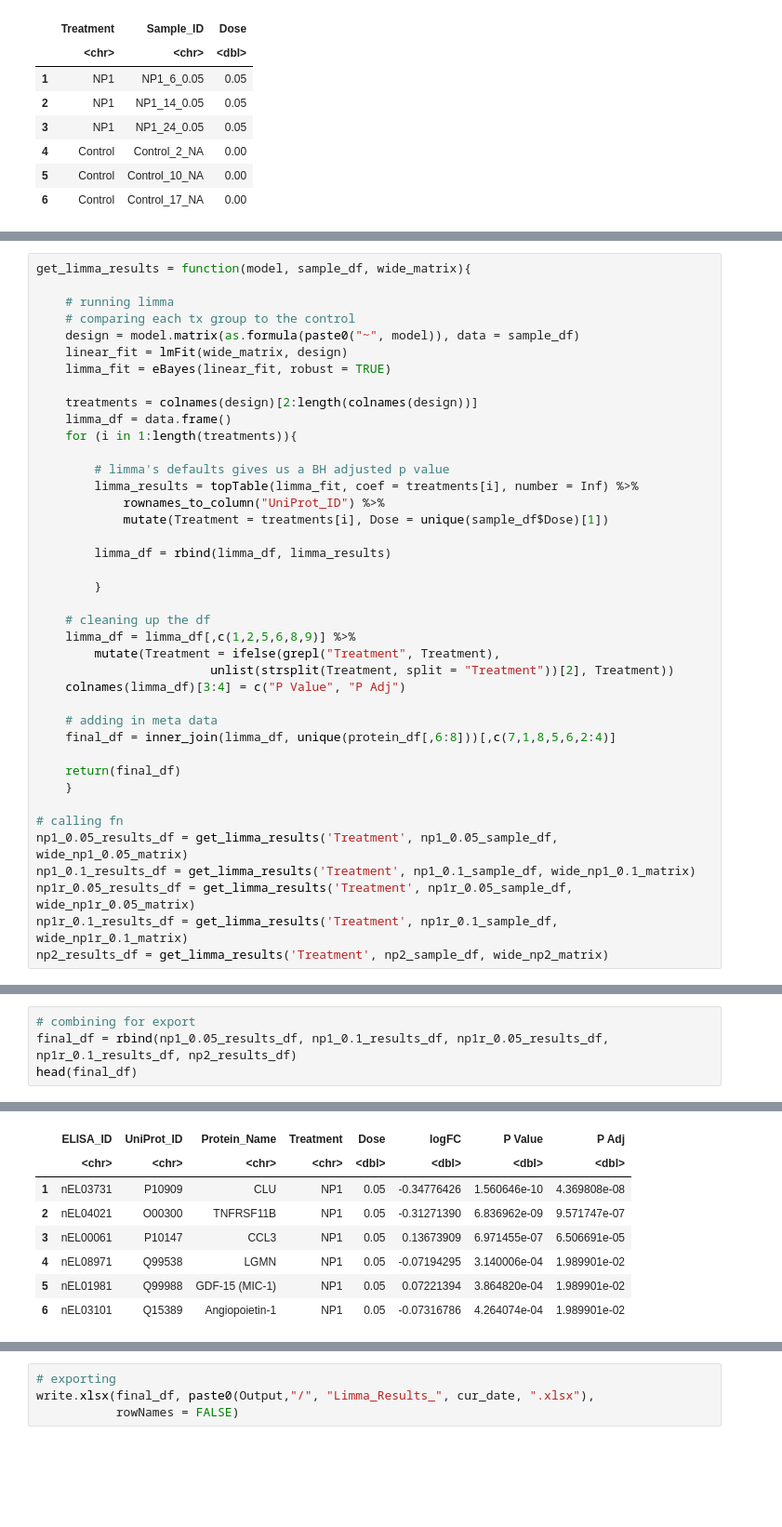
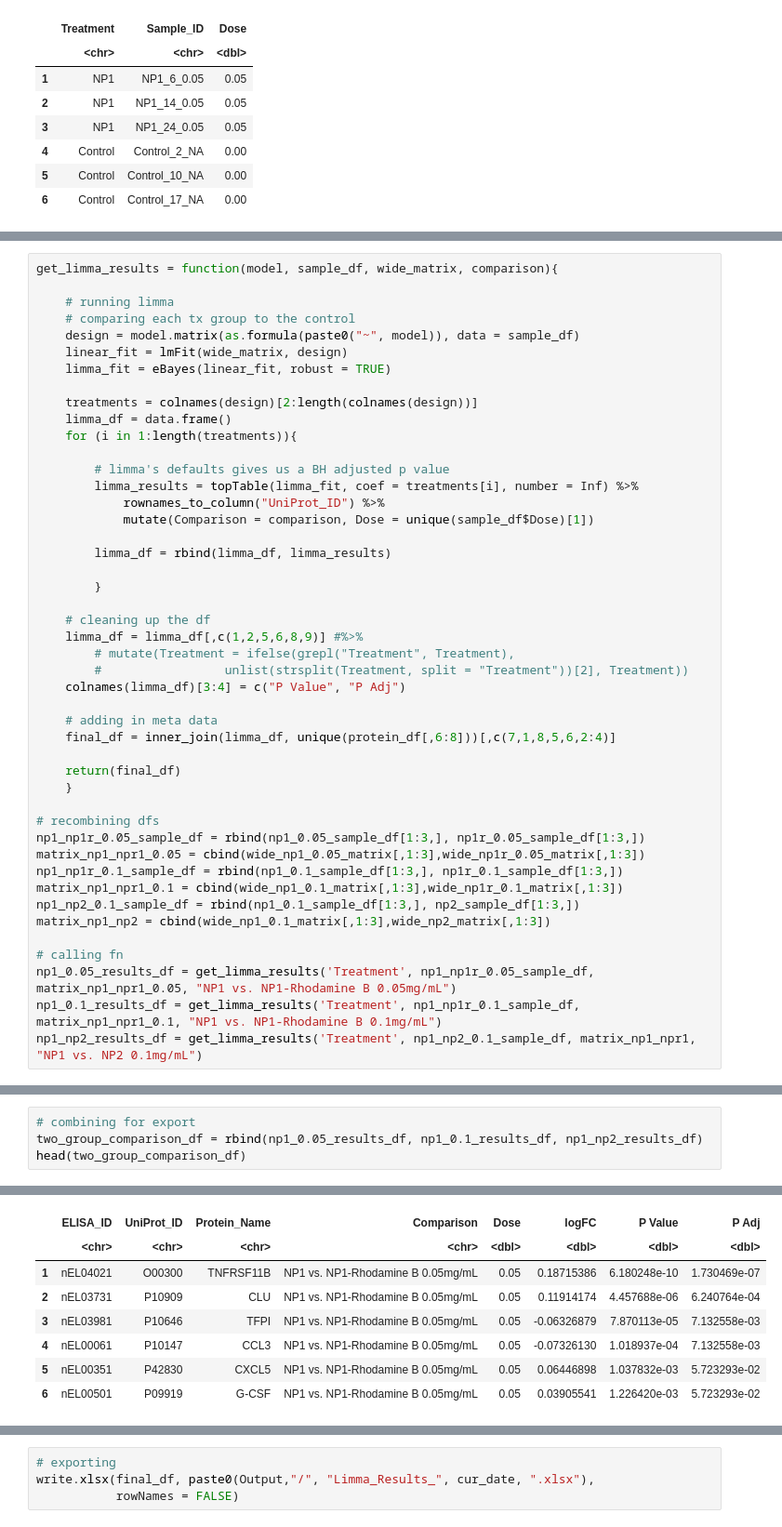
Before and after one commit to Ragerlab/2026_Ghosh_An-In-Vitro-Model-for-Human-Airway-Epithelial-Cells-Preloading-with-Polyethylene-Terephth, a Jupyter notebook: 1. Group Distribution Analysis/Group Distribution Analysis.ipynb, the cells around one changed output, grey strips where cells are left out. Shown at 93% size. Cells and saved outputs as stored; diff of their text form; blank space fills up the shorter version.

```diff
--- a/1. Group Distribution Analysis/Group Distribution Analysis.ipynb
+++ b/1. Group Distribution Analysis/Group Distribution Analysis.ipynb
@@ -142,5 +137,5 @@ Therefore, I'll just stratify, despite reducing statistical power.
 # %%
-get_limma_results = function(model, sample_df, wide_matrix){
+get_limma_results = function(model, sample_df, wide_matrix, comparison){
 
     # running limma
     # comparing each tx group to the control
@@ -155,16 +150,16 @@ get_limma_results = function(model, sample_df, wide_matrix){
         # limma's defaults gives us a BH adjusted p value
         limma_results = topTable(limma_fit, coef = treatments[i], number = Inf) %>%
             rownames_to_column("UniProt_ID") %>%
-            mutate(Treatment = treatments[i], Dose = unique(sample_df$Dose)[1])
+            mutate(Comparison = comparison, Dose = unique(sample_df$Dose)[1])
 
         limma_df = rbind(limma_df, limma_results)
 
         }
 
     # cleaning up the df
-    limma_df = limma_df[,c(1,2,5,6,8,9)] %>%
-        mutate(Treatment = ifelse(grepl("Treatment", Treatment),
-                        unlist(strsplit(Treatment, split = "Treatment"))[2], Treatment))
+    limma_df = limma_df[,c(1,2,5,6,8,9)] #%>%
+        # mutate(Treatment = ifelse(grepl("Treatment", Treatment),
+        #                 unlist(strsplit(Treatment, split = "Treatment"))[2], Treatment))
     colnames(limma_df)[3:4] = c("P Value", "P Adj")
 
     # adding in meta data
@@ -173,12 +168,18 @@ get_limma_results = function(model, sample_df, wide_matrix){
     return(final_df)
     }
 
+# recombining dfs
+np1_np1r_0.05_sample_df = rbind(np1_0.05_sample_df[1:3,], np1r_0.05_sample_df[1:3,])
+matrix_np1_npr1_0.05 = cbind(wide_np1_0.05_matrix[,1:3],wide_np1r_0.05_matrix[,1:3])
+np1_np1r_0.1_sample_df = rbind(np1_0.1_sample_df[1:3,], np1r_0.1_sample_df[1:3,])
+matrix_np1_npr1_0.1 = cbind(wide_np1_0.1_matrix[,1:3],wide_np1r_0.1_matrix[,1:3])
+np1_np2_0.1_sample_df = rbind(np1_0.1_sample_df[1:3,], np2_sample_df[1:3,])
+matrix_np1_np2 = cbind(wide_np1_0.1_matrix[,1:3],wide_np2_matrix[,1:3])
+
 # calling fn
-np1_0.05_results_df = get_limma_results('Treatment', np1_0.05_sample_df, wide_np1_0.05_matrix)
-np1_0.1_results_df = get_limma_results('Treatment', np1_0.1_sample_df, wide_np1_0.1_matrix)
-np1r_0.05_results_df = get_limma_results('Treatment', np1r_0.05_sample_df, wide_np1r_0.05_matrix)
-np1r_0.1_results_df = get_limma_results('Treatment', np1r_0.1_sample_df, wide_np1r_0.1_matrix)
-np2_results_df = get_limma_results('Treatment', np2_sample_df, wide_np2_matrix)
+np1_0.05_results_df = get_limma_results('Treatment', np1_np1r_0.05_sample_df, matrix_np1_npr1_0.05, "NP1 vs. NP1-Rhodamine B 0.05mg/mL")
+np1_0.1_results_df = get_limma_results('Treatment', np1_np1r_0.1_sample_df, matrix_np1_npr1_0.1, "NP1 vs. NP1-Rhodamine B 0.1mg/mL")
+np1_np2_results_df = get_limma_results('Treatment', np1_np2_0.1_sample_df, matrix_np1_npr1, "NP1 vs. NP2 0.1mg/mL")
 # %% [output]
 Joining with `by = join_by(UniProt_ID)`
 Joining with `by = join_by(UniProt_ID)`
@@ -188,14 +187,14 @@ Joining with `by = join_by(UniProt_ID)`
 # %%
 # combining for export
-final_df = rbind(np1_0.05_results_df, np1_0.1_results_df, np1r_0.05_results_df, np1r_0.1_results_df, np2_results_df)
-head(final_df)
+two_group_comparison_df = rbind(np1_0.05_results_df, np1_0.1_results_df, np1_np2_results_df)
+head(two_group_comparison_df)
 # %% [output]
 A data.frame: 6 × 8
-|  | ELISA_ID | UniProt_ID | Protein_Name | Treatment | Dose | logFC | P Value | P Adj |
+|  | ELISA_ID | UniProt_ID | Protein_Name | Comparison | Dose | logFC | P Value | P Adj |
 |  | <chr> | <chr> | <chr> | <chr> | <dbl> | <dbl> | <dbl> | <dbl> |
-| 1 | nEL03731 | P10909 | CLU | NP1 | 0.05 | -0.34776426 | 1.560646e-10 | 4.369808e-08 |
-| 2 | nEL04021 | O00300 | TNFRSF11B | NP1 | 0.05 | -0.31271390 | 6.836962e-09 | 9.571747e-07 |
-| 3 | nEL00061 | P10147 | CCL3 | NP1 | 0.05 | 0.13673909 | 6.971455e-07 | 6.506691e-05 |
-| 4 | nEL08971 | Q99538 | LGMN | NP1 | 0.05 | -0.07194295 | 3.140006e-04 | 1.989901e-02 |
-| 5 | nEL01981 | Q99988 | GDF-15 (MIC-1) | NP1 | 0.05 | 0.07221394 | 3.864820e-04 | 1.989901e-02 |
-| 6 | nEL03101 | Q15389 | Angiopoietin-1 | NP1 | 0.05 | -0.07316786 | 4.264074e-04 | 1.989901e-02 |
+| 1 | nEL04021 | O00300 | TNFRSF11B | NP1 vs. NP1-Rhodamine B 0.05mg/mL | 0.05 | 0.18715386 | 6.180248e-10 | 1.730469e-07 |
+| 2 | nEL03731 | P10909 | CLU | NP1 vs. NP1-Rhodamine B 0.05mg/mL | 0.05 | 0.11914174 | 4.457688e-06 | 6.240764e-04 |
+| 3 | nEL03981 | P10646 | TFPI | NP1 vs. NP1-Rhodamine B 0.05mg/mL | 0.05 | -0.06326879 | 7.870113e-05 | 7.132558e-03 |
+| 4 | nEL00061 | P10147 | CCL3 | NP1 vs. NP1-Rhodamine B 0.05mg/mL | 0.05 | -0.07326130 | 1.018937e-04 | 7.132558e-03 |
+| 5 | nEL00351 | P42830 | CXCL5 | NP1 vs. NP1-Rhodamine B 0.05mg/mL | 0.05 | 0.06446898 | 1.037832e-03 | 5.723293e-02 |
+| 6 | nEL00501 | P09919 | G-CSF | NP1 vs. NP1-Rhodamine B 0.05mg/mL | 0.05 | 0.03905541 | 1.226420e-03 | 5.723293e-02 |
```
Also changed, not shown: parts of 8 cells of this notebook.
